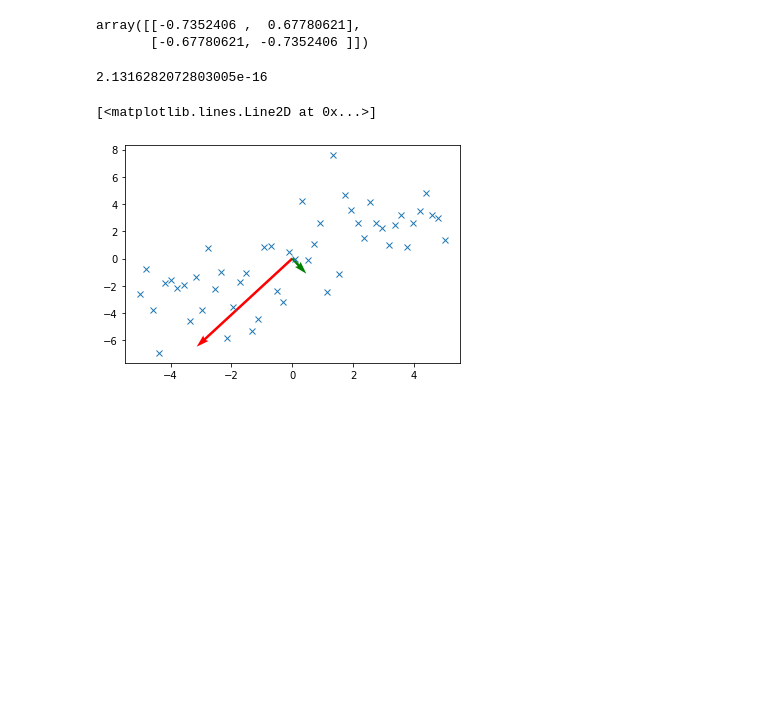
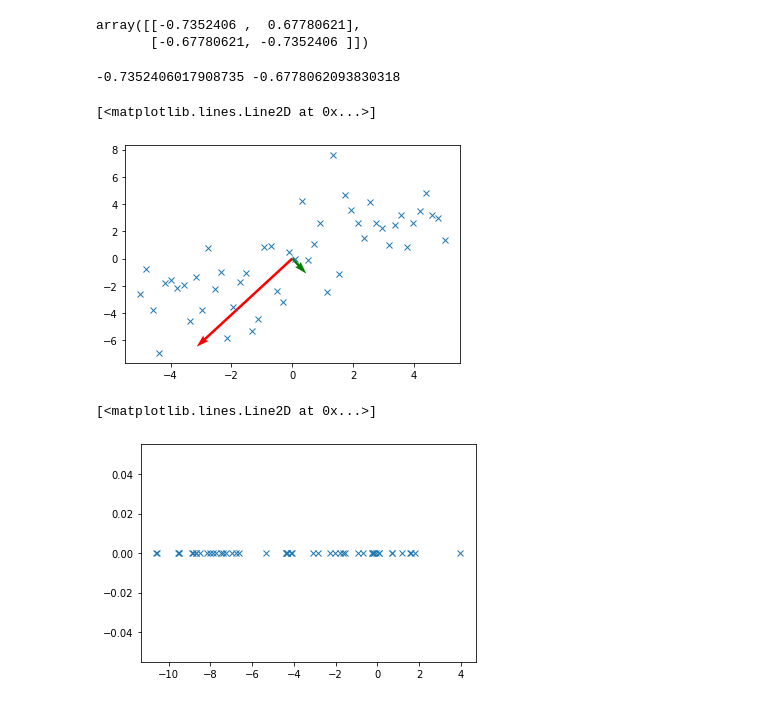
Before and after one commit to MagicMoleMM/DistFitter, a Jupyter notebook: 08_01.ipynb, the cells around one changed output. Cells and saved outputs as stored; diff of their text form; code cells hidden in the pictures; blank space fills up the shorter version.

```diff
--- a/08_01.ipynb
+++ b/08_01.ipynb
@@ -85,12 +85,22 @@ array([[-0.7352406 ,  0.67780621],
        [-0.67780621, -0.7352406 ]])
 # %%
 origin = np.array(X_centered.mean(axis=0)) #начало координат
-print(origin[0])
+print(*eigenvectors.T[:,0])
 
 plt.quiver(*origin, *eigenvectors.T[:,0], color=['r'], scale=eigenvalues[0])
 plt.quiver(*origin, *eigenvectors.T[:,1], color=['g'], scale=eigenvalues[1])
 plt.plot(X_centered[:,0],X_centered[:,1], 'x')
 # %% [output]
-2.1316282072803005e-16
+-0.7352406017908735 -0.6778062093830318
 [<matplotlib.lines.Line2D at 0x...>]
 [figure]
+# %%
+max_eigenval = np.argmax(eigenvalues)
+max_eigenvector = eigenvectors[:,max_eigenval].reshape(-1,1)
+
+X_redused = X.dot(max_eigenvector)
+
+plt.plot(X_redused,np.zeros(N), 'x')
+# %% [output]
+[<matplotlib.lines.Line2D at 0x...>]
+[figure, added]
```
Also changed, not shown: parts of 1 cell of this notebook.
